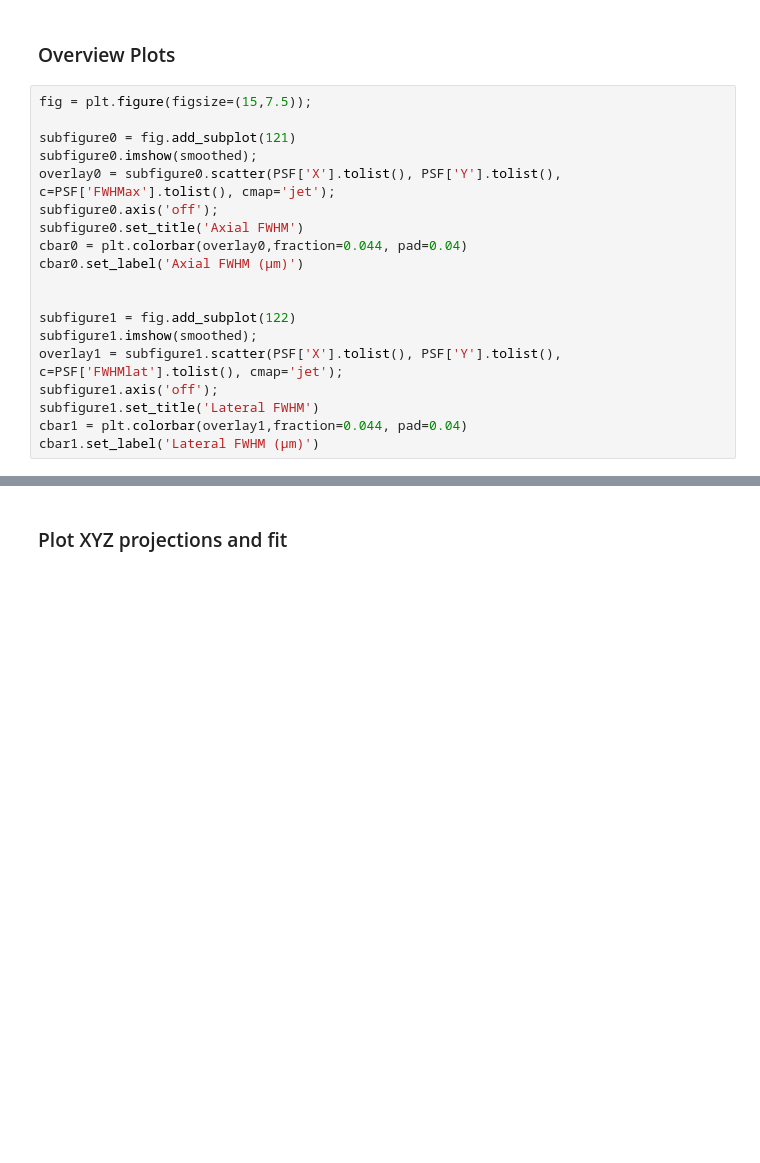
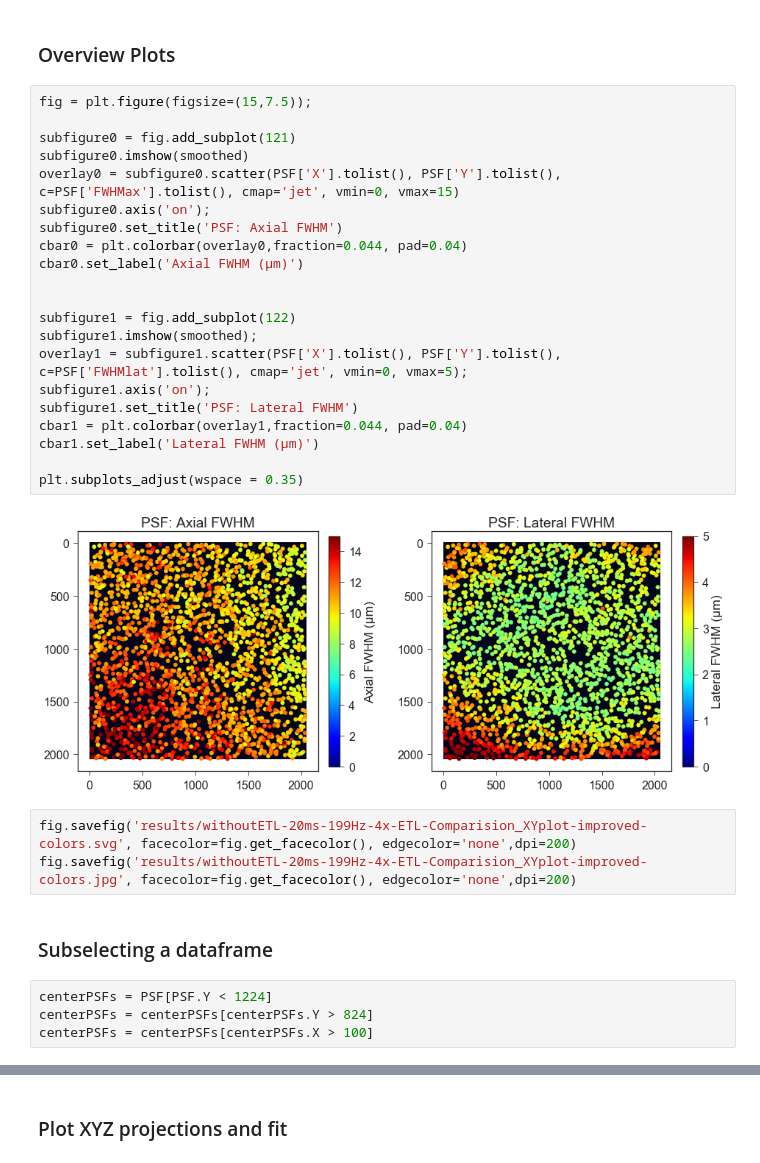
Before and after one commit to mesoSPIM/mesoSPIM-PSFanalysis, a Jupyter notebook: example-playground.ipynb, the cells around one changed output, grey strips where cells are left out. Cells and saved outputs as stored; diff of their text form; blank space fills up the shorter version.

```diff
--- a/example-playground.ipynb
+++ b/example-playground.ipynb
@@ -148,19 +227,32 @@ subfigure0.set_ylabel('Axial FWHM (μm)')
 # %%
 fig = plt.figure(figsize=(15,7.5));
 
 subfigure0 = fig.add_subplot(121)
-subfigure0.imshow(smoothed);
-overlay0 = subfigure0.scatter(PSF['X'].tolist(), PSF['Y'].tolist(), c=PSF['FWHMax'].tolist(), cmap='jet');
-subfigure0.axis('off');
-subfigure0.set_title('Axial FWHM')
+subfigure0.imshow(smoothed)
+overlay0 = subfigure0.scatter(PSF['X'].tolist(), PSF['Y'].tolist(), c=PSF['FWHMax'].tolist(), cmap='jet', vmin=0, vmax=15)
+subfigure0.axis('on');
+subfigure0.set_title('PSF: Axial FWHM')
 cbar0 = plt.colorbar(overlay0,fraction=0.044, pad=0.04)
 cbar0.set_label('Axial FWHM (μm)')
 
 
 subfigure1 = fig.add_subplot(122)
 subfigure1.imshow(smoothed);
-overlay1 = subfigure1.scatter(PSF['X'].tolist(), PSF['Y'].tolist(), c=PSF['FWHMlat'].tolist(), cmap='jet');
-subfigure1.axis('off');
-subfigure1.set_title('Lateral FWHM')
+overlay1 = subfigure1.scatter(PSF['X'].tolist(), PSF['Y'].tolist(), c=PSF['FWHMlat'].tolist(), cmap='jet', vmin=0, vmax=5);
+subfigure1.axis('on');
+subfigure1.set_title('PSF: Lateral FWHM')
 cbar1 = plt.colorbar(overlay1,fraction=0.044, pad=0.04)
 cbar1.set_label('Lateral FWHM (μm)')
+
+plt.subplots_adjust(wspace = 0.35)
+# %% [output]
+[figure, added]
+# %%
+fig.savefig('results/withoutETL-20ms-199Hz-4x-ETL-Comparision_XYplot-improved-colors.svg', facecolor=fig.get_facecolor(), edgecolor='none',dpi=200)
+fig.savefig('results/withoutETL-20ms-199Hz-4x-ETL-Comparision_XYplot-improved-colors.jpg', facecolor=fig.get_facecolor(), edgecolor='none',dpi=200)
+# %% [markdown]
+###  Subselecting a dataframe
+# %%
+centerPSFs = PSF[PSF.Y < 1224]
+centerPSFs = centerPSFs[centerPSFs.Y > 824]
+centerPSFs = centerPSFs[centerPSFs.X > 100]
```
Also changed, not shown: parts of 34 cells of this notebook, 2 other files.
